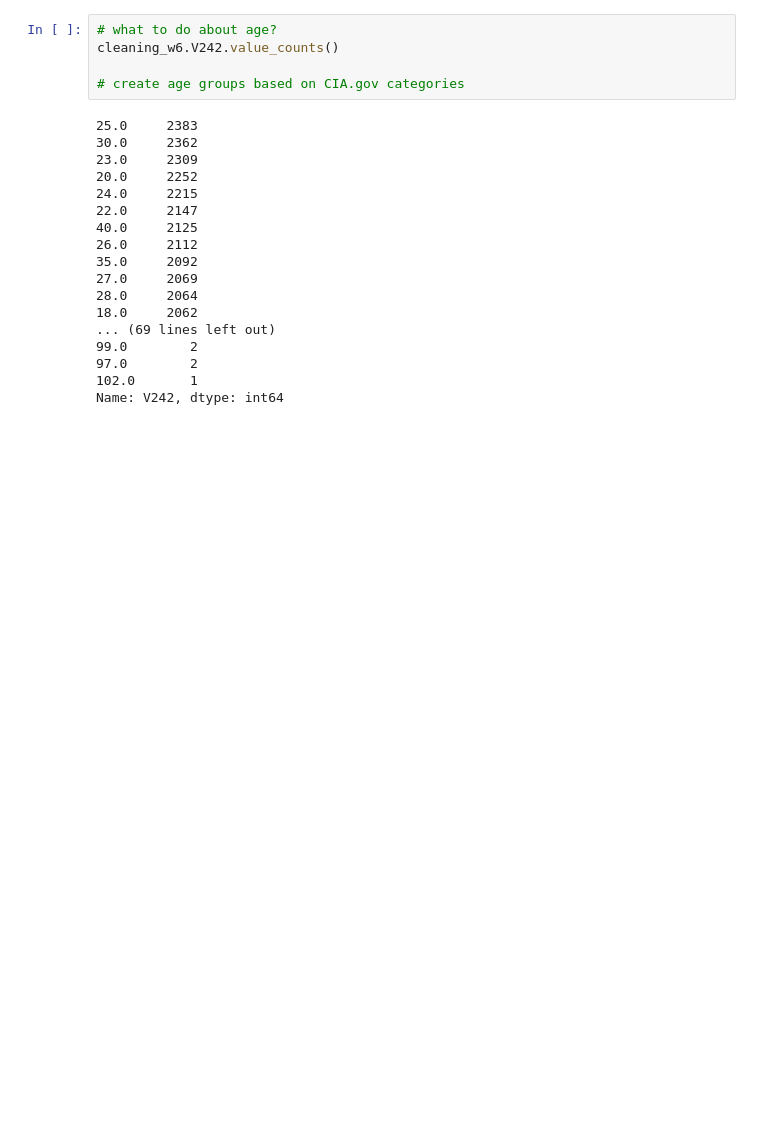
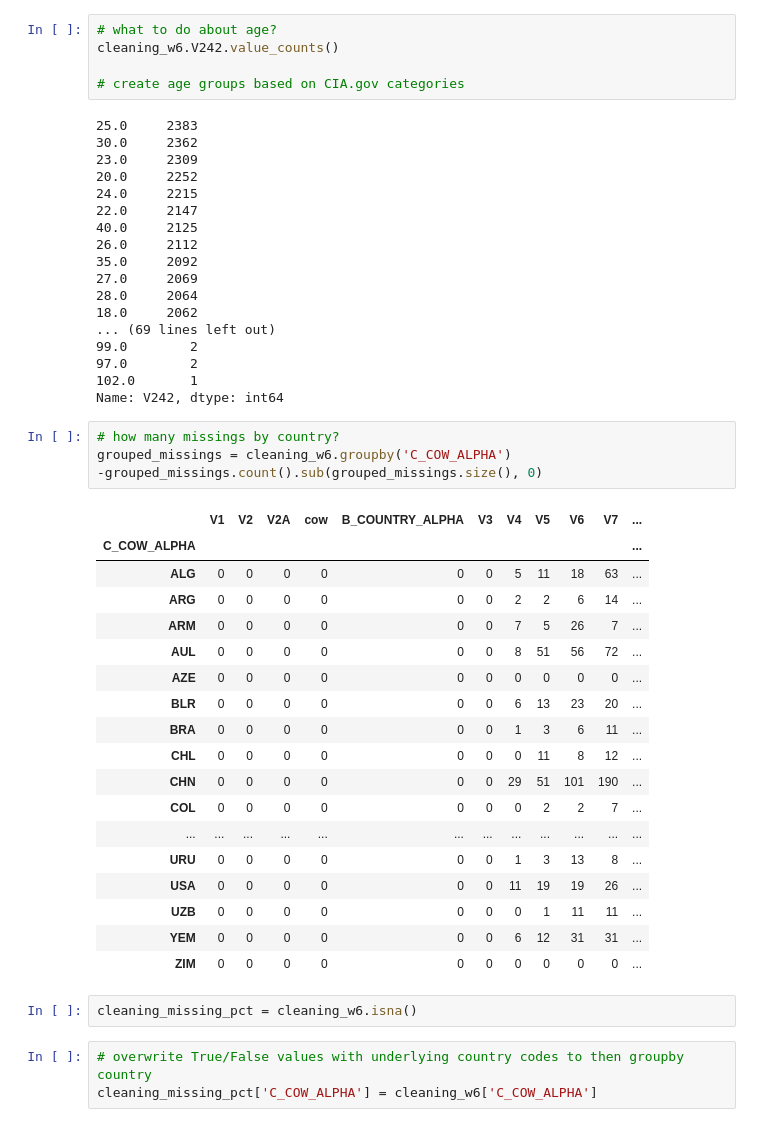
Before and after one commit to ocnrandolph/Evaluating_Happiness, a Jupyter notebook: notebooks/WVS_wave_6_data_cleaning.ipynb, the cells around one changed output. Saved outputs shown, nothing was run; the diff lists cells and outputs as text; blank space fills up the shorter version.

Commit message:
exploring missings by country

```diff
--- a/notebooks/WVS_wave_6_data_cleaning.ipynb
+++ b/notebooks/WVS_wave_6_data_cleaning.ipynb
@@ -570,3 +592,31 @@ cleaning_w6.V242.value_counts()
 97.0        2
 102.0       1
 Name: V242, dtype: int64
+# %%
+# how many missings by country?
+grouped_missings = cleaning_w6.groupby('C_COW_ALPHA')
+-grouped_missings.count().sub(grouped_missings.size(), 0)
+# %% [output]
+|  | V1 | V2 | V2A | cow | B_COUNTRY_ALPHA | V3 | V4 | V5 | V6 | V7 | ... |
+| C_COW_ALPHA |  |  |  |  |  |  |  |  |  |  | ... |
+| ALG | 0 | 0 | 0 | 0 | 0 | 0 | 5 | 11 | 18 | 63 | ... |
+| ARG | 0 | 0 | 0 | 0 | 0 | 0 | 2 | 2 | 6 | 14 | ... |
+| ARM | 0 | 0 | 0 | 0 | 0 | 0 | 7 | 5 | 26 | 7 | ... |
+| AUL | 0 | 0 | 0 | 0 | 0 | 0 | 8 | 51 | 56 | 72 | ... |
+| AZE | 0 | 0 | 0 | 0 | 0 | 0 | 0 | 0 | 0 | 0 | ... |
+| BLR | 0 | 0 | 0 | 0 | 0 | 0 | 6 | 13 | 23 | 20 | ... |
+| BRA | 0 | 0 | 0 | 0 | 0 | 0 | 1 | 3 | 6 | 11 | ... |
+| CHL | 0 | 0 | 0 | 0 | 0 | 0 | 0 | 11 | 8 | 12 | ... |
+| CHN | 0 | 0 | 0 | 0 | 0 | 0 | 29 | 51 | 101 | 190 | ... |
+| COL | 0 | 0 | 0 | 0 | 0 | 0 | 0 | 2 | 2 | 7 | ... |
+| ... | ... | ... | ... | ... | ... | ... | ... | ... | ... | ... | ... |
+| URU | 0 | 0 | 0 | 0 | 0 | 0 | 1 | 3 | 13 | 8 | ... |
+| USA | 0 | 0 | 0 | 0 | 0 | 0 | 11 | 19 | 19 | 26 | ... |
+| UZB | 0 | 0 | 0 | 0 | 0 | 0 | 0 | 1 | 11 | 11 | ... |
+| YEM | 0 | 0 | 0 | 0 | 0 | 0 | 6 | 12 | 31 | 31 | ... |
+| ZIM | 0 | 0 | 0 | 0 | 0 | 0 | 0 | 0 | 0 | 0 | ... |
+# %%
+cleaning_missing_pct = cleaning_w6.isna()
+# %%
+# overwrite True/False values with underlying country codes to then groupby country
+cleaning_missing_pct['C_COW_ALPHA'] = cleaning_w6['C_COW_ALPHA']
```
Also changed, not shown: parts of 8 cells of this notebook.
